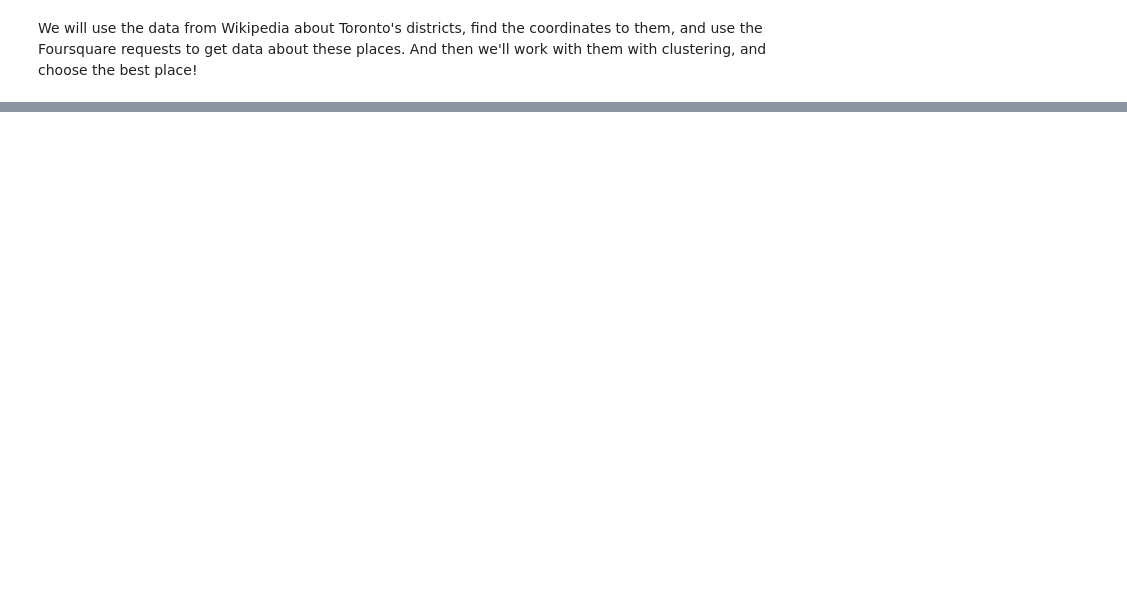
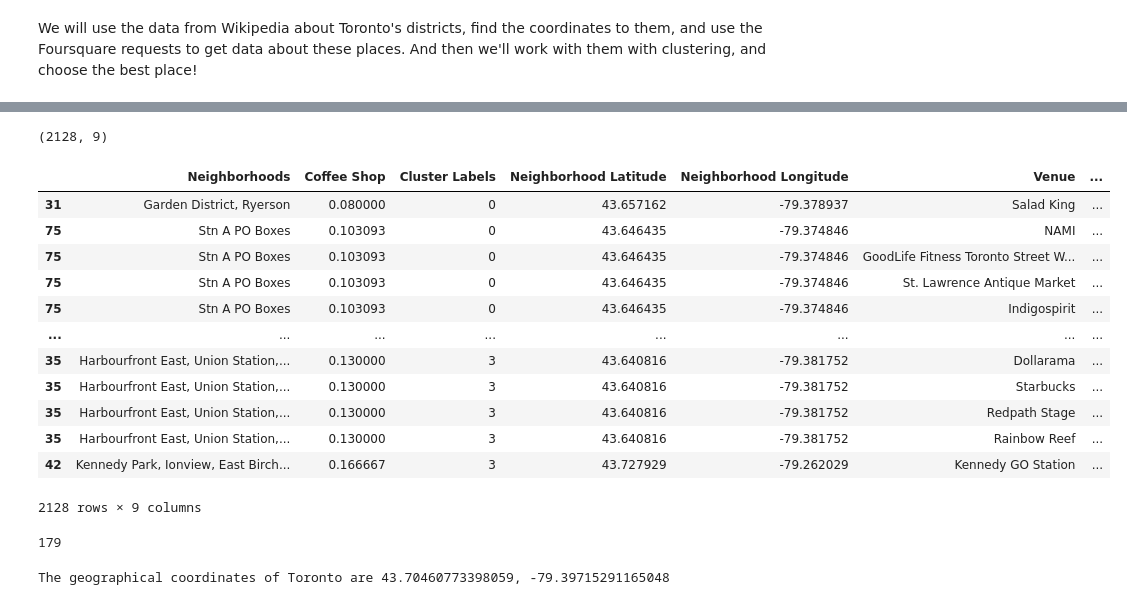
Before and after one commit to SemenKovyrin/Coursera_Capstone, a Jupyter notebook: Capstone Project.ipynb, the cells around one changed output, grey strips where cells are left out. Saved outputs shown, nothing was run; the diff lists cells and outputs as text; code cells hidden in the pictures; blank space fills up the shorter version.

```diff
--- a/Capstone Project.ipynb
+++ b/Capstone Project.ipynb
@@ -22,0 +546,9 @@ And then we'll work with them with clustering, and choose the best place!
+# %%
+# create a new dataframe that includes the cluster as well as the top 10 venues for each neighborhood.
+to_merged = coffee_shop.copy()
+
+# add clustering labels
+to_merged["Cluster Labels"] = kmeans.labels_
+
+
+to_merged.head()
@@ -22,0 +562,6 @@ And then we'll work with them with clustering, and choose the best place!
+# %%
+# merge toronto_grouped with toronto_data to add latitude/longitude for each neighborhood
+to_merged = to_merged.join(toronto_venues.set_index("Neighborhood"), on="Neighborhoods")
+
+print(to_merged.shape)
+to_merged.head()
@@ -22,0 +576,31 @@ And then we'll work with them with clustering, and choose the best place!
+# %%
+# sort the results by Cluster Labels
+print(to_merged.shape)
+to_merged.sort_values(["Cluster Labels"], inplace=True)
+to_merged
+# %% [output]
+(2128, 9)
+|  | Neighborhoods | Coffee Shop | Cluster Labels | Neighborhood Latitude | Neighborhood Longitude | Venue | ... |
+| 31 | Garden District, Ryerson | 0.080000 | 0 | 43.657162 | -79.378937 | Salad King | ... |
+| 75 | Stn A PO Boxes | 0.103093 | 0 | 43.646435 | -79.374846 | NAMI | ... |
+| 75 | Stn A PO Boxes | 0.103093 | 0 | 43.646435 | -79.374846 | GoodLife Fitness Toronto Street W... | ... |
+| 75 | Stn A PO Boxes | 0.103093 | 0 | 43.646435 | -79.374846 | St. Lawrence Antique Market | ... |
+| 75 | Stn A PO Boxes | 0.103093 | 0 | 43.646435 | -79.374846 | Indigospirit | ... |
+| ... | ... | ... | ... | ... | ... | ... | ... |
+| 35 | Harbourfront East, Union Station,... | 0.130000 | 3 | 43.640816 | -79.381752 | Dollarama | ... |
+| 35 | Harbourfront East, Union Station,... | 0.130000 | 3 | 43.640816 | -79.381752 | Starbucks | ... |
+| 35 | Harbourfront East, Union Station,... | 0.130000 | 3 | 43.640816 | -79.381752 | Redpath Stage | ... |
+| 35 | Harbourfront East, Union Station,... | 0.130000 | 3 | 43.640816 | -79.381752 | Rainbow Reef | ... |
+| 42 | Kennedy Park, Ionview, East Birch... | 0.166667 | 3 | 43.727929 | -79.262029 | Kennedy GO Station | ... |
+2128 rows × 9 columns
+# %%
+to_merged['Venue Category'].value_counts()['Coffee Shop']
+# %% [output]
+179
+# %%
+#Obtain the coordinates from the dataset itself, just averaging Latitude/Longitude of the current dataset
+lat_toronto = df_with_coordinates['Latitude'].mean()
+lon_toronto = df_with_coordinates['Longitude'].mean()
+print('The geographical coordinates of Toronto are {}, {}'.format(lat_toronto, lon_toronto))
+# %% [output]
+The geographical coordinates of Toronto are 43.70460773398059, -79.39715291165048
```
Also changed, not shown: parts of 65 cells of this notebook.
